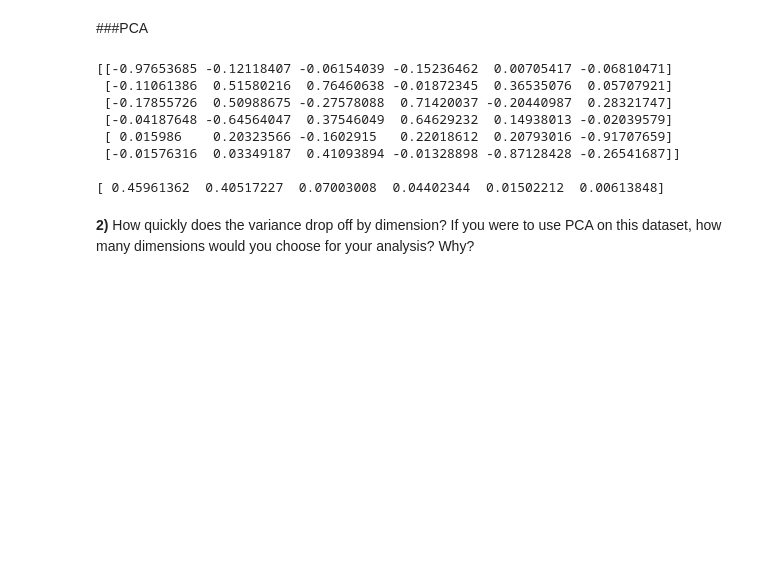
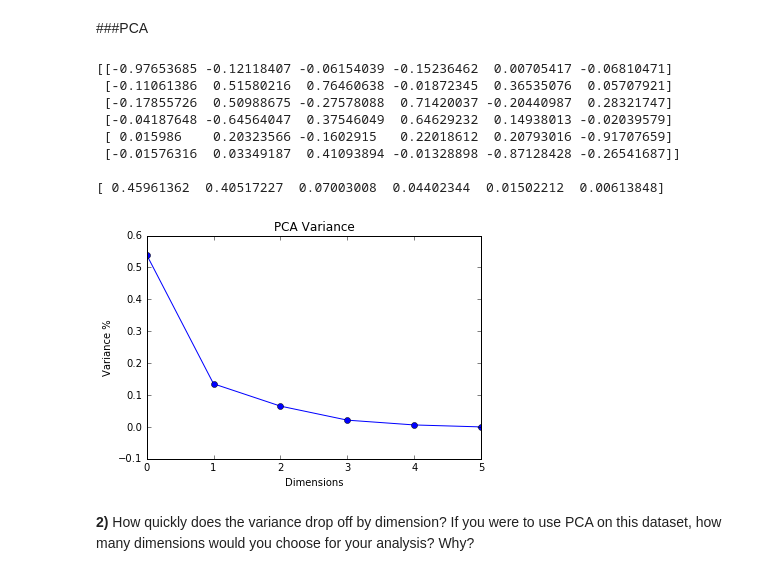
Before and after one commit to jbboltz123/Customer-Segments-Analysis, a Jupyter notebook: customer_segments.ipynb, the cells around one changed output. Saved outputs shown, nothing was run; the diff lists cells and outputs as text; code cells hidden in the pictures; blank space fills up the shorter version.

```diff
--- a/customer_segments.ipynb
+++ b/customer_segments.ipynb
@@ -44,21 +46,31 @@ Dataset has 440 rows, 6 columns
 # %%
 # TODO: Apply PCA with the same number of dimensions as variables in the dataset
 from sklearn.decomposition import PCA
 pca = PCA(n_components=6)
 pca.fit(data)
 
 # Print the components and the amount of variance in the data contained in each dimension
 print pca.components_,"\n"
 print pca.explained_variance_ratio_
+
+def pcaVarianceGraph(pca_expl_variance_ratio):
+    x = np.arange(6)
+    plt.plot(x, 1 - np.cumsum(pca_expl_variance_ratio), '-o')
+    plt.title("PCA Variance")
+    plt.xlabel("Dimensions")
+    plt.ylabel("Variance %")
+    plt.show()
+pcaVarianceGraph(pca.explained_variance_ratio_)
 # %% [output]
 [[-0.97653685 -0.12118407 -0.06154039 -0.15236462  0.00705417 -0.06810471]
  [-0.11061386  0.51580216  0.76460638 -0.01872345  0.36535076  0.05707921]
  [-0.17855726  0.50988675 -0.27578088  0.71420037 -0.20440987  0.28321747]
  [-0.04187648 -0.64564047  0.37546049  0.64629232  0.14938013 -0.02039579]
  [ 0.015986    0.20323566 -0.1602915   0.22018612  0.20793016 -0.91707659]
  [-0.01576316  0.03349187  0.41093894 -0.01328898 -0.87128428 -0.26541687]]
 
 [ 0.45961362  0.40517227  0.07003008  0.04402344  0.01502212  0.00613848]
+[figure, added]
 # %% [markdown]
 **2)** How quickly does the variance drop off by dimension? If you were to use PCA on this dataset, how many dimensions would you choose for your analysis? Why?
 # %% [markdown]
```
Also changed, not shown: parts of 1 cell of this notebook.
